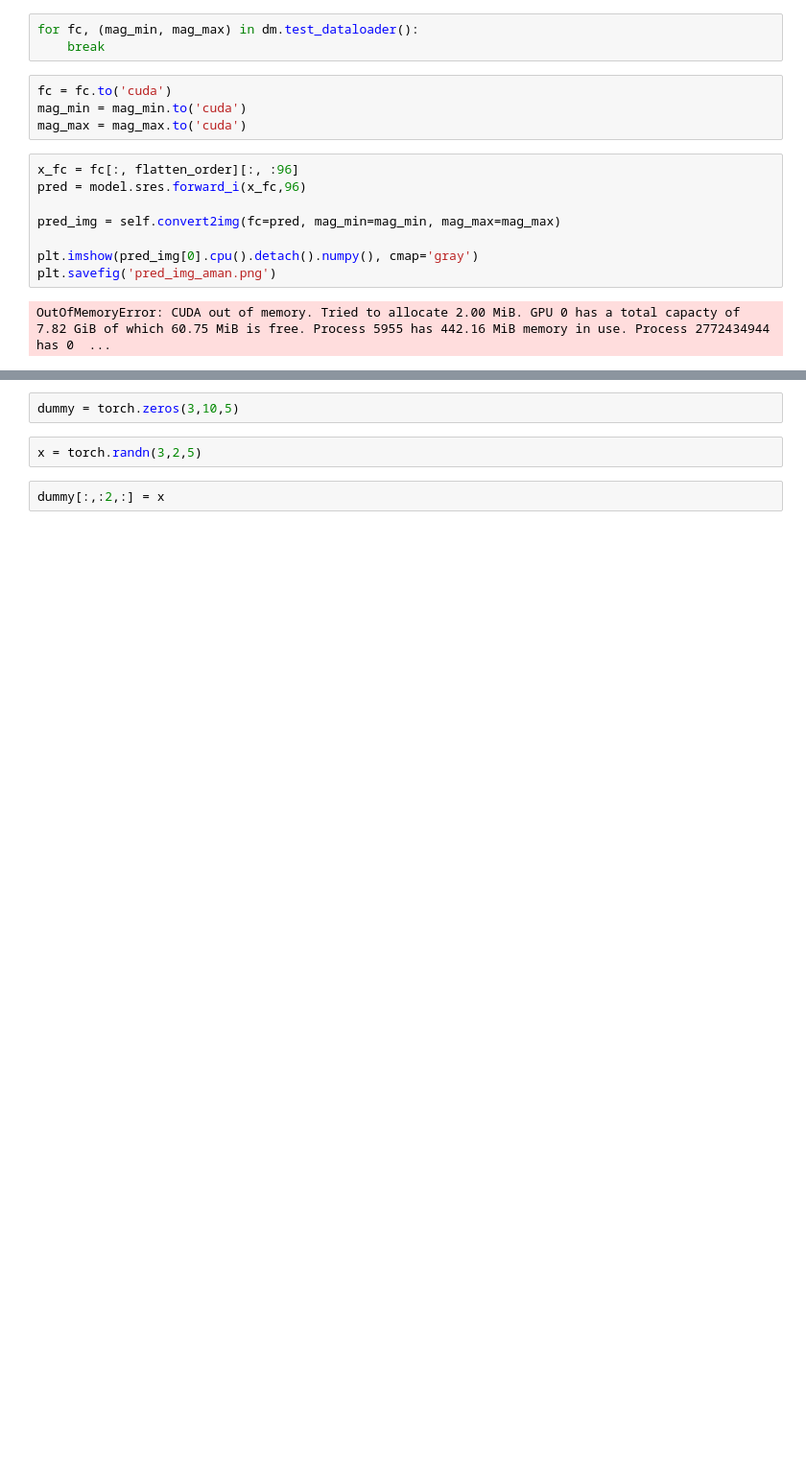
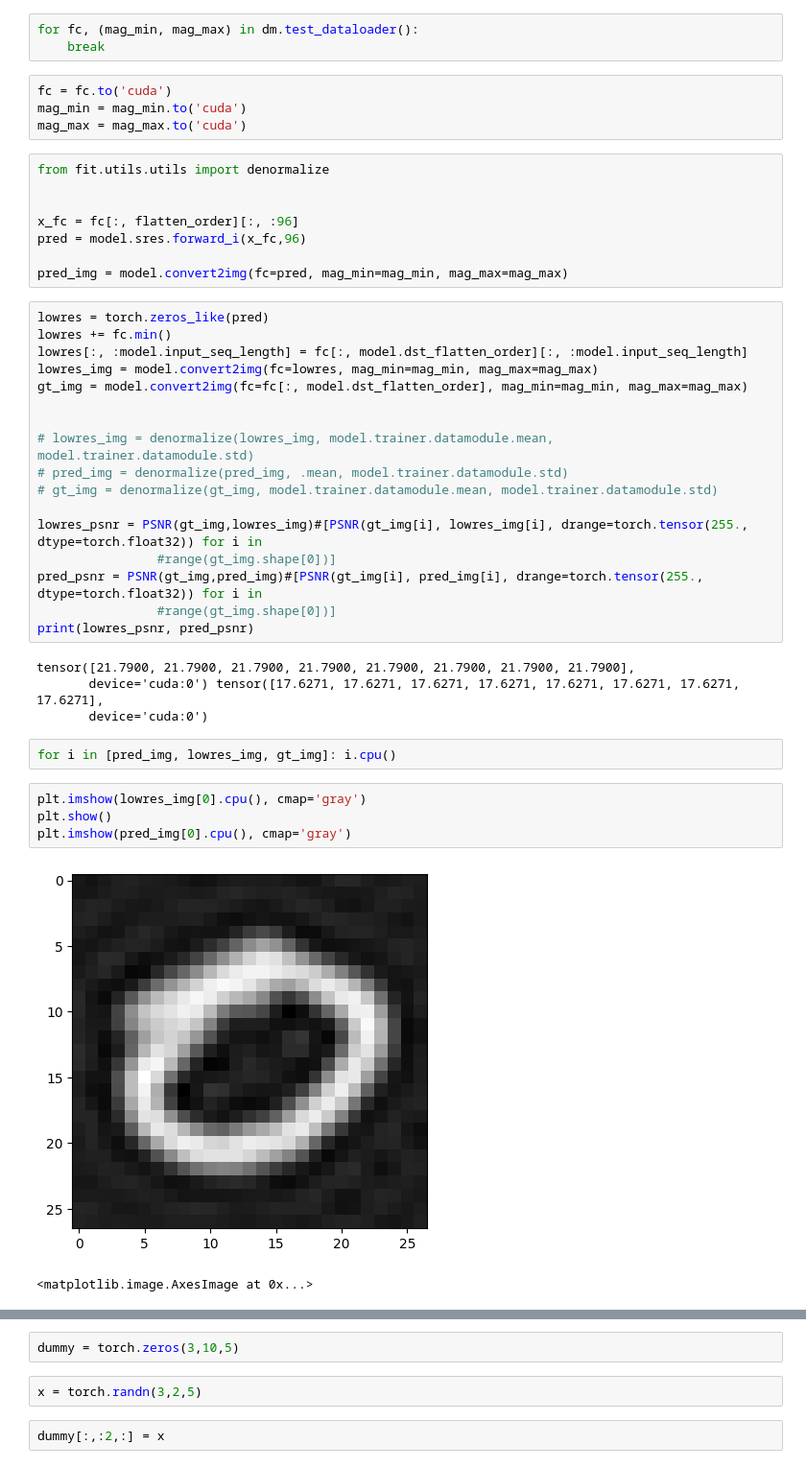
Before and after one commit to AmanKukde/FourierImageTransformer, a Jupyter notebook: examples/Super-Resolution - MNIST Example.ipynb, the cells around one changed output, grey strips where cells are left out. Shown at 96% size. Cells and saved outputs as stored; diff of their text form; blank space fills up the shorter version.

```diff
--- a/examples/Super-Resolution - MNIST Example.ipynb
+++ b/examples/Super-Resolution - MNIST Example.ipynb
@@ -72,12 +104,40 @@ fc = fc.to('cuda')
 mag_min = mag_min.to('cuda')
 mag_max = mag_max.to('cuda')
 # %%
+from fit.utils.utils import denormalize
+
+
 x_fc = fc[:, flatten_order][:, :96]
 pred = model.sres.forward_i(x_fc,96)
 
-pred_img = self.convert2img(fc=pred, mag_min=mag_min, mag_max=mag_max)
-
-plt.imshow(pred_img[0].cpu().detach().numpy(), cmap='gray')
-plt.savefig('pred_img_aman.png')
+pred_img = model.convert2img(fc=pred, mag_min=mag_min, mag_max=mag_max)
-# %% [output]
-OutOfMemoryError: CUDA out of memory. Tried to allocate 2.00 MiB. GPU 0 has a total capacty of 7.82 GiB of which 60.75 MiB is free. Process 5955 has 442.16 MiB memory in use. Process 2772434944 has 0  ...
+# %%
+lowres = torch.zeros_like(pred)
+lowres += fc.min()
+lowres[:, :model.input_seq_length] = fc[:, model.dst_flatten_order][:, :model.input_seq_length]
+lowres_img = model.convert2img(fc=lowres, mag_min=mag_min, mag_max=mag_max)
+gt_img = model.convert2img(fc=fc[:, model.dst_flatten_order], mag_min=mag_min, mag_max=mag_max)
+
+
+# lowres_img = denormalize(lowres_img, model.trainer.datamodule.mean, model.trainer.datamodule.std)
+# pred_img = denormalize(pred_img, .mean, model.trainer.datamodule.std)
+# gt_img = denormalize(gt_img, model.trainer.datamodule.mean, model.trainer.datamodule.std)
+
+lowres_psnr = PSNR(gt_img,lowres_img)#[PSNR(gt_img[i], lowres_img[i], drange=torch.tensor(255., dtype=torch.float32)) for i in
+                #range(gt_img.shape[0])]
+pred_psnr = PSNR(gt_img,pred_img)#[PSNR(gt_img[i], pred_img[i], drange=torch.tensor(255., dtype=torch.float32)) for i in
+                #range(gt_img.shape[0])]
+print(lowres_psnr, pred_psnr)
+# %% [output]
+tensor([21.7900, 21.7900, 21.7900, 21.7900, 21.7900, 21.7900, 21.7900, 21.7900],
+       device='cuda:0') tensor([17.6271, 17.6271, 17.6271, 17.6271, 17.6271, 17.6271, 17.6271, 17.6271],
+       device='cuda:0')
+# %%
+for i in [pred_img, lowres_img, gt_img]: i.cpu()
+# %%
+plt.imshow(lowres_img[0].cpu(), cmap='gray')
+plt.show()
+plt.imshow(pred_img[0].cpu(), cmap='gray')
+# %% [output]
+[figure, added]
+<matplotlib.image.AxesImage at 0x...>
```
Also changed, not shown: parts of 8 cells of this notebook, 4 other files.
